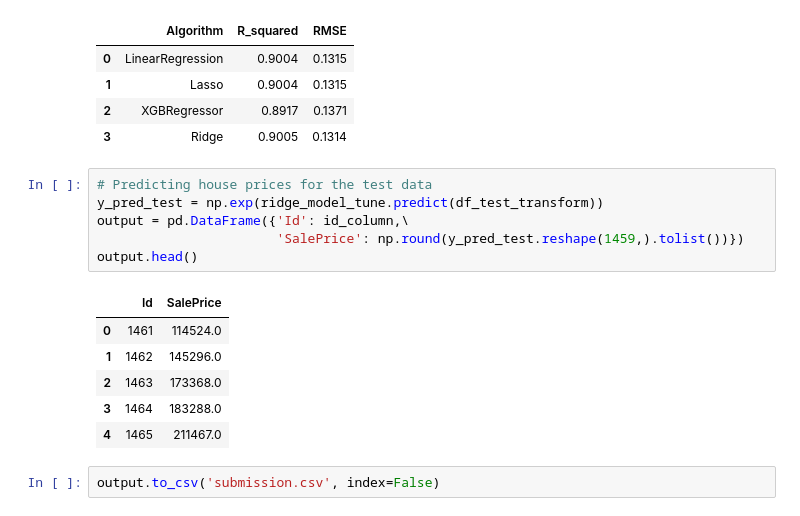
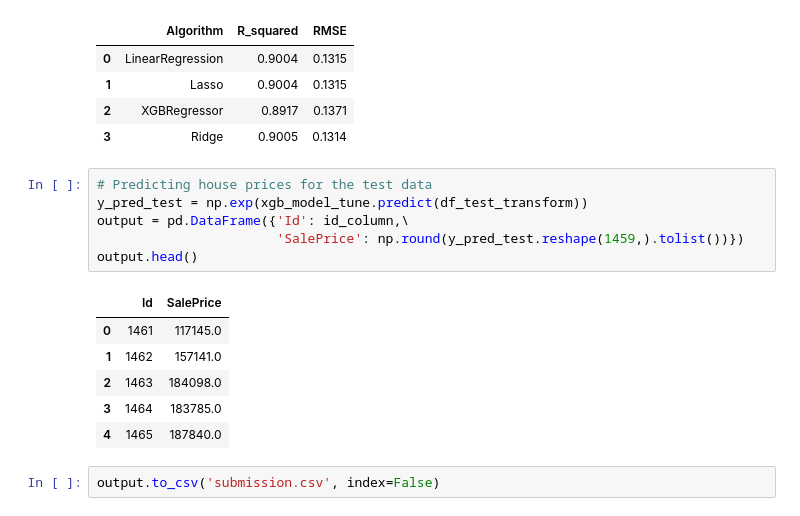
Before and after one commit to gowriks12/Kaggle-competition, a Jupyter notebook: house-price-prediction.ipynb, the cells around one changed output. Drawn from its saved outputs; the diff is of its cells as text.

Commit message:
Kaggle Notebook | house-price-prediction | Version 5

```diff
--- a/house-price-prediction.ipynb
+++ b/house-price-prediction.ipynb
@@ -1255,16 +1255,16 @@ final_results
 | 3 | Ridge | 0.9005 | 0.1314 |
 # %%
 # Predicting house prices for the test data
-y_pred_test = np.exp(ridge_model_tune.predict(df_test_transform))
+y_pred_test = np.exp(xgb_model_tune.predict(df_test_transform))
 output = pd.DataFrame({'Id': id_column,\
                        'SalePrice': np.round(y_pred_test.reshape(1459,).tolist())})
 output.head()
 # %% [output]
 |  | Id | SalePrice |
-| 0 | 1461 | 114524.0 |
-| 1 | 1462 | 145296.0 |
-| 2 | 1463 | 173368.0 |
-| 3 | 1464 | 183288.0 |
-| 4 | 1465 | 211467.0 |
+| 0 | 1461 | 117145.0 |
+| 1 | 1462 | 157141.0 |
+| 2 | 1463 | 184098.0 |
+| 3 | 1464 | 183785.0 |
+| 4 | 1465 | 187840.0 |
 # %%
 output.to_csv('submission.csv', index=False)
```
Also changed, not shown: parts of 1 cell of this notebook.
